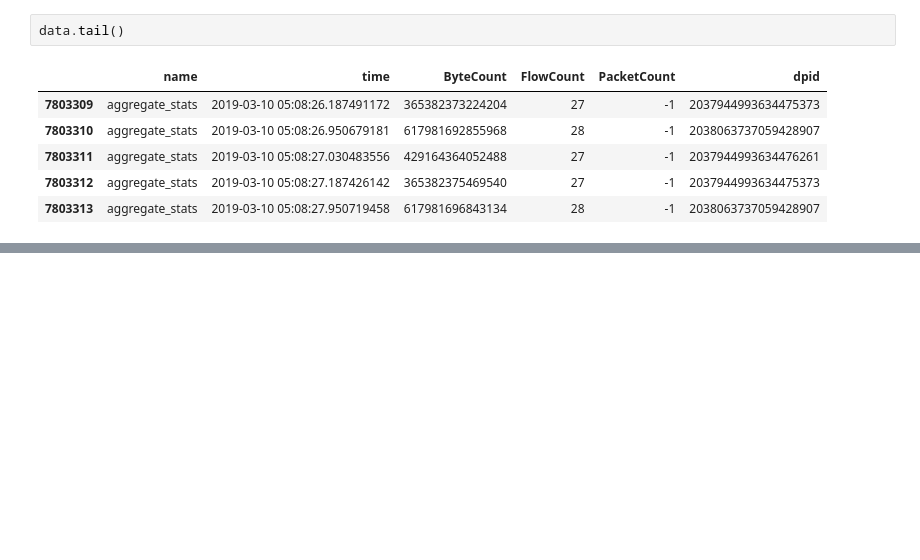
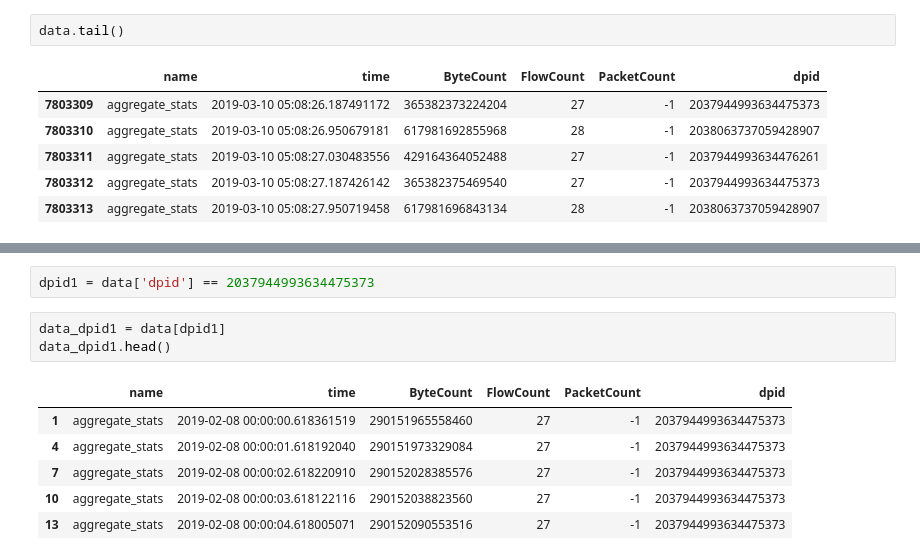
Before and after one commit to sangyun-han/kairos-project, a Jupyter notebook: network.ipynb, the cells around one changed output, grey strips where cells are left out. Drawn from its saved outputs; the diff is of its cells as text; blank space fills up the shorter version.

```diff
--- a/network.ipynb
+++ b/network.ipynb
@@ -40,0 +58,12 @@ data.tail()
+# %%
+dpid1 = data['dpid'] == 2037944993634475373
+# %%
+data_dpid1 = data[dpid1]
+data_dpid1.head()
+# %% [output]
+|  | name | time | ByteCount | FlowCount | PacketCount | dpid |
+| 1 | aggregate_stats | 2019-02-08 00:00:00.618361519 | 290151965558460 | 27 | -1 | 2037944993634475373 |
+| 4 | aggregate_stats | 2019-02-08 00:00:01.618192040 | 290151973329084 | 27 | -1 | 2037944993634475373 |
+| 7 | aggregate_stats | 2019-02-08 00:00:02.618220910 | 290152028385576 | 27 | -1 | 2037944993634475373 |
+| 10 | aggregate_stats | 2019-02-08 00:00:03.618122116 | 290152038823560 | 27 | -1 | 2037944993634475373 |
+| 13 | aggregate_stats | 2019-02-08 00:00:04.618005071 | 290152090553516 | 27 | -1 | 2037944993634475373 |
```
Also changed, not shown: parts of 17 cells of this notebook.
